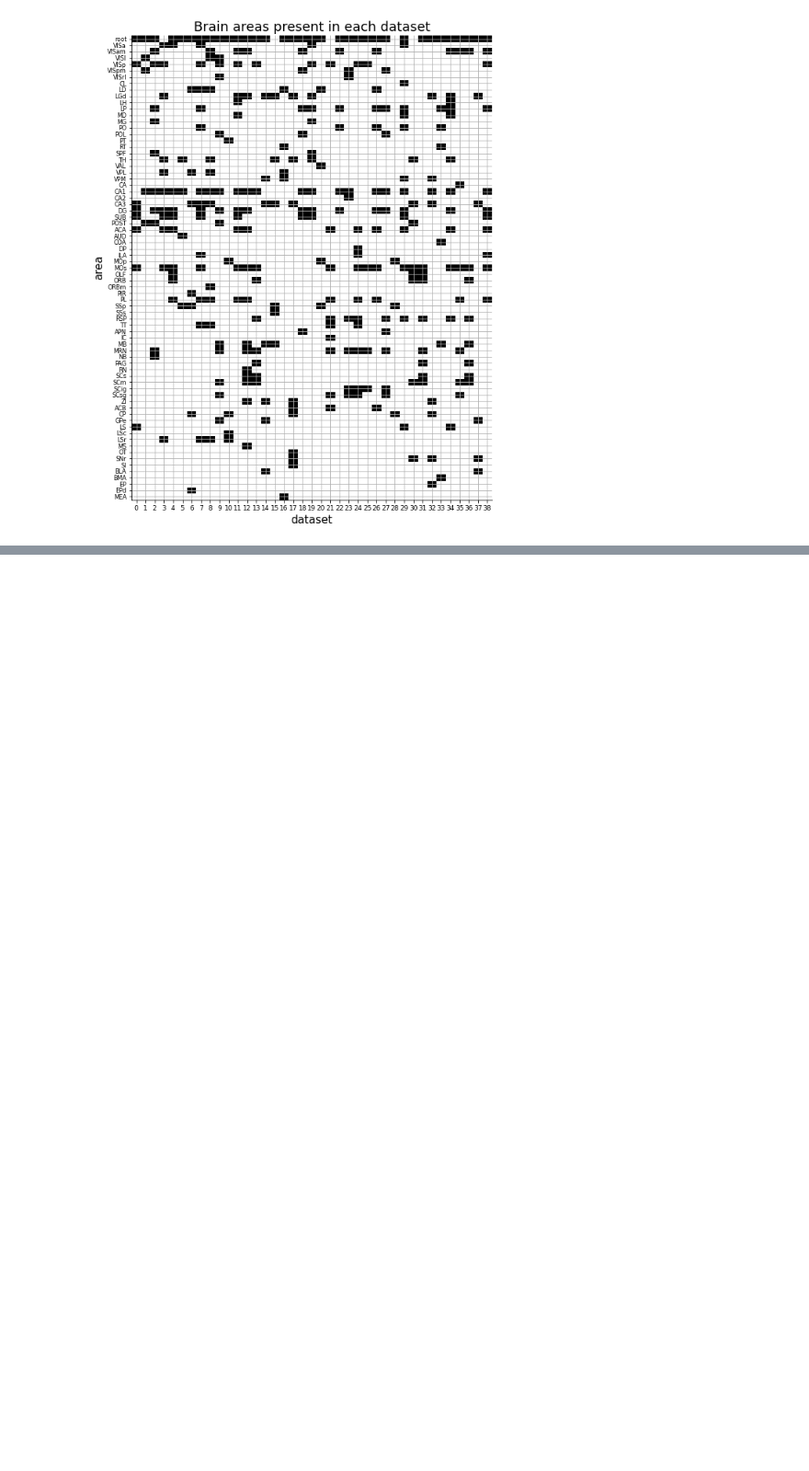
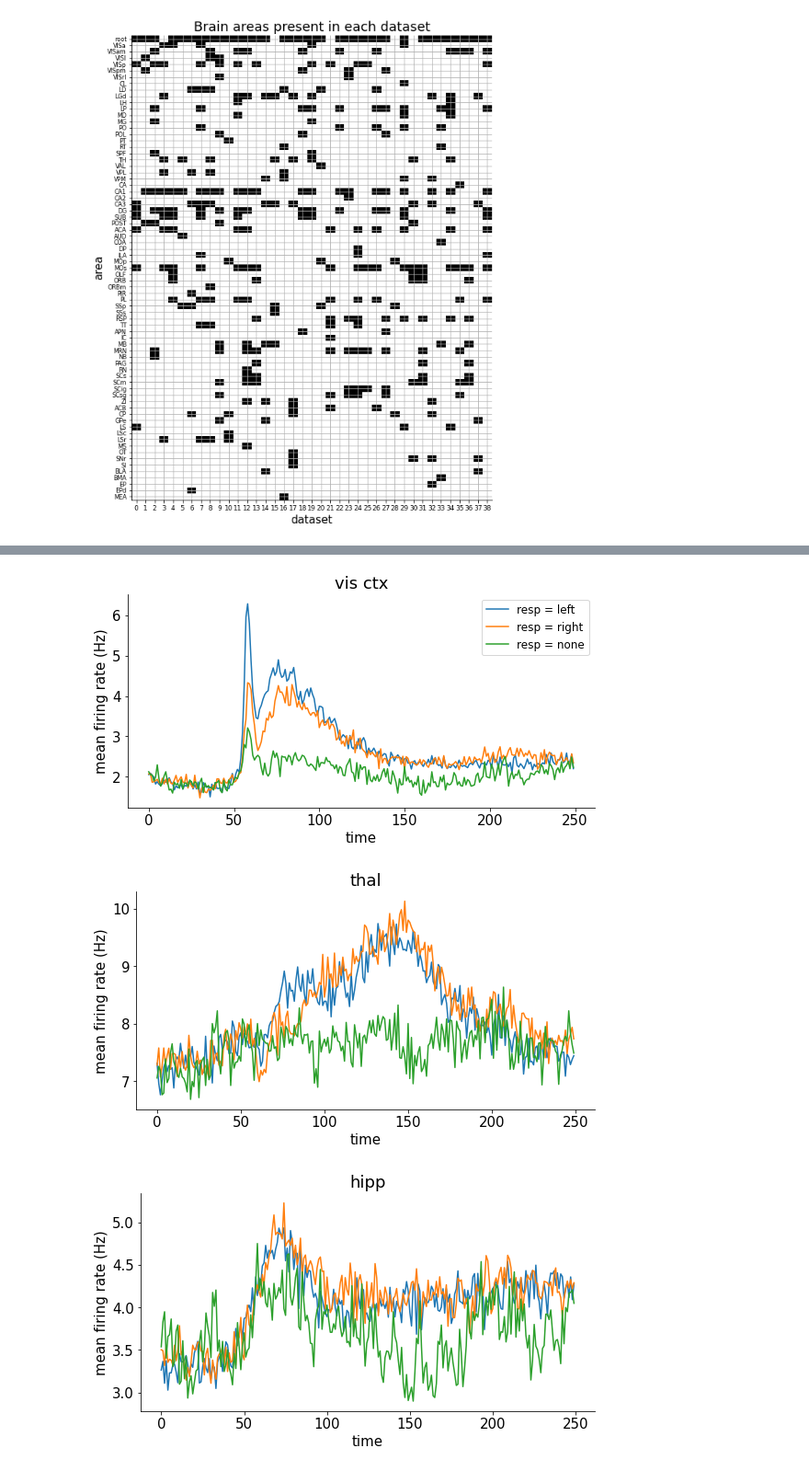
Before and after one commit to Jp-17/NMA_CN_2022_learning, a Jupyter notebook: project/Code/1_access_dataset.ipynb, the cells around one changed output, grey strips where cells are left out. Shown at 92% size. Cells and saved outputs as stored; diff of their text form; code cells hidden in the pictures; blank space fills up the shorter version.

```diff
--- a/project/Code/1_access_dataset.ipynb
+++ b/project/Code/1_access_dataset.ipynb
@@ -150,0 +235,21 @@ plt.show()
+# %%
+# @title plots by brain region and response type
+for j in range(nareas):
+
+  plt.figure(figsize=(8, 16))
+  ax = plt.subplot(nareas, 1, j + 1)
+  plt.title(regions[j])
+  if np.sum(barea == j) == 0:
+    continue
+  plt.plot(1/dt * dat['spks'][barea == j][:, response < 0].mean(axis=(0, 1)))
+  plt.plot(1/dt * dat['spks'][barea == j][:, response > 0].mean(axis=(0, 1)))
+  plt.plot(1/dt * dat['spks'][barea == j][:, response == 0].mean(axis=(0, 1)))
+
+  if j == 0:
+    plt.legend(['resp = left', 'resp = right', 'resp = none'], fontsize=12)
+  ax.set(xlabel='time', ylabel='mean firing rate (Hz)')
+plt.show()
+# %% [output]
+[figure, added]
+[figure, added]
+[figure, added]
```
Also changed, not shown: parts of 7 cells of this notebook.
